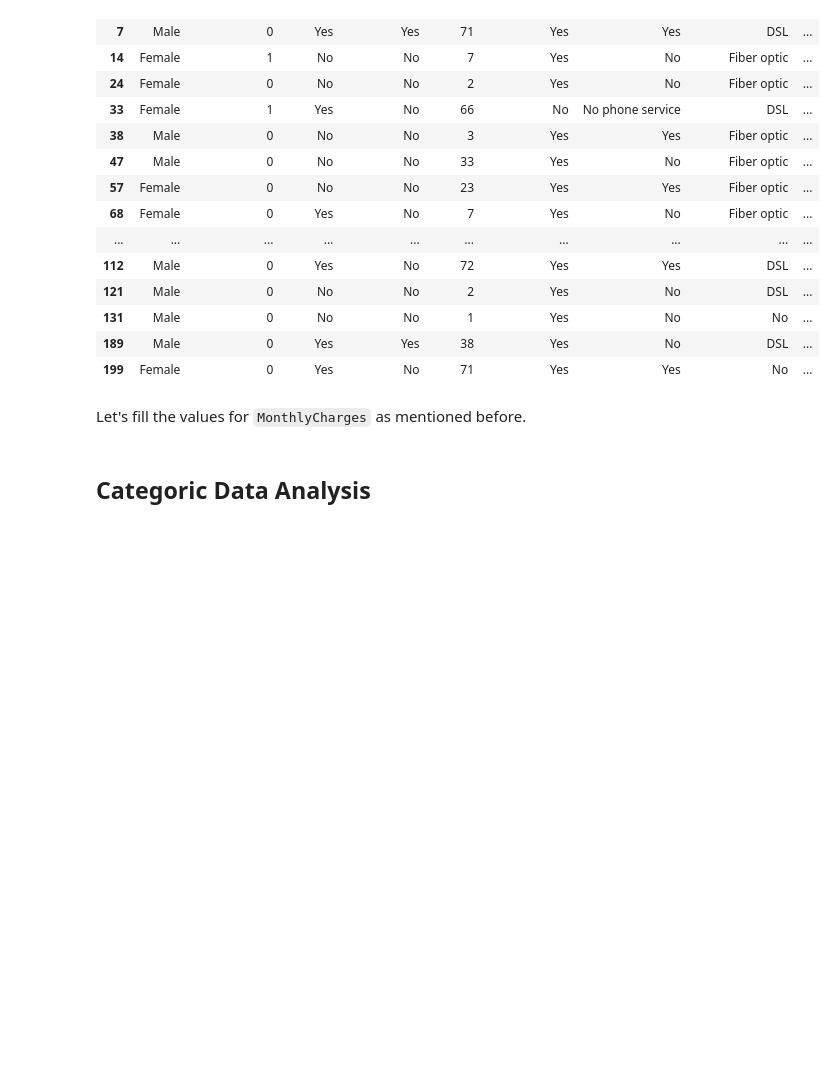
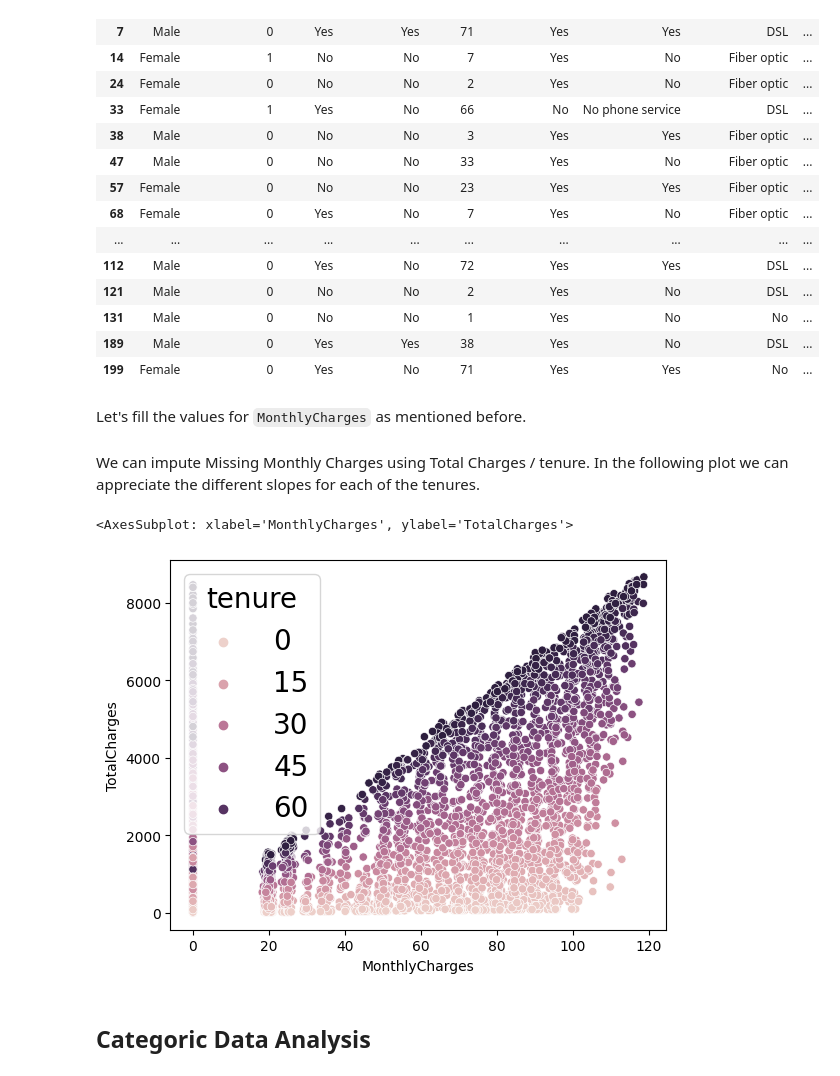
Before and after one commit to BecTome/telco-churn-ml, a Jupyter notebook: notebooks/telco-churn_eda.ipynb, the cells around one changed output. Drawn from its saved outputs; the diff is of its cells as text; code cells hidden in the pictures; blank space fills up the shorter version.

```diff
--- a/notebooks/telco-churn_eda.ipynb
+++ b/notebooks/telco-churn_eda.ipynb
@@ -229,6 +230,13 @@ Let's fill the values for `MonthlyCharges` as mentioned before.
 # %%
 df['MonthlyCharges'] = df['MonthlyCharges'].fillna(0)
 df.loc[df['TotalCharges'].isnull()&(df['MonthlyCharges']==0), ['TotalCharges']] = 0
+# %% [markdown]
+We can impute Missing Monthly Charges using Total Charges / tenure. In the following plot we can appreciate the different slopes for each of the tenures.
+# %%
+sns.scatterplot(x='MonthlyCharges', y='TotalCharges', hue='tenure', data=df)
+# %% [output]
+<AxesSubplot: xlabel='MonthlyCharges', ylabel='TotalCharges'>
+[figure, added]
 # %% [markdown]
 ## Categoric Data Analysis
 # %%
```
Also changed, not shown: parts of 2 cells of this notebook.
